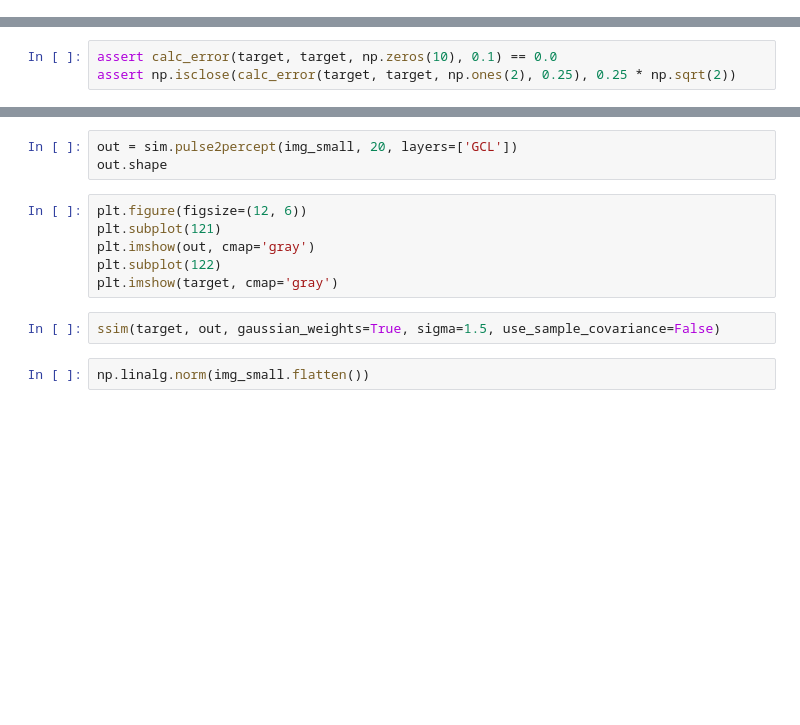
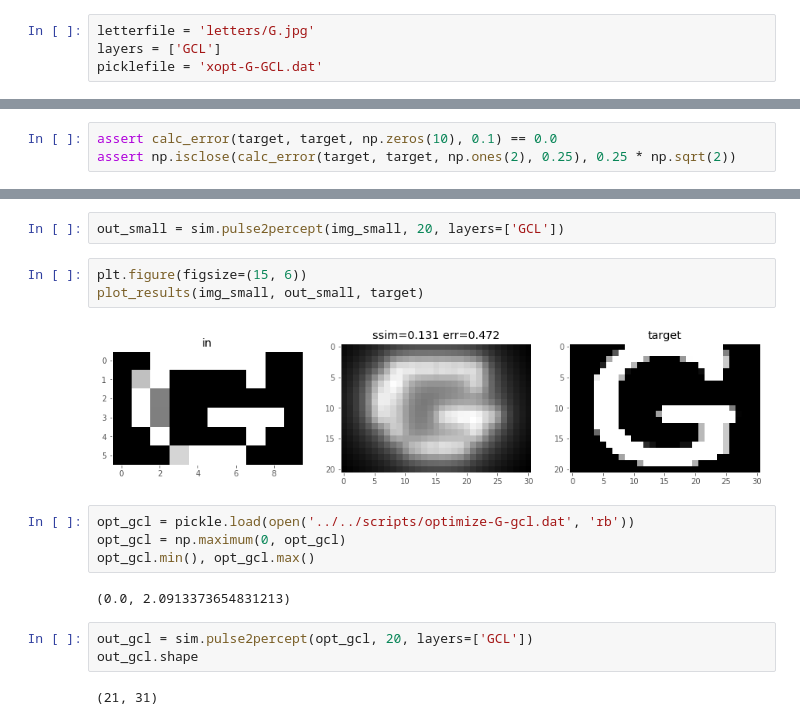
Before and after one commit to mbeyeler/pulse2percept, a Jupyter notebook: examples/notebooks/2.0-tm-fit.ipynb, the cells around one changed output, grey strips where cells are left out. Cells and saved outputs as stored; diff of their text form; blank space fills up the shorter version.

```diff
--- a/examples/notebooks/2.0-tm-fit.ipynb
+++ b/examples/notebooks/2.0-tm-fit.ipynb
@@ -64,3 +107,7 @@ class InterpSim(p2p.Simulation):
+# %%
+letterfile = 'letters/G.jpg'
+layers = ['GCL']
+picklefile = 'xopt-G-GCL.dat'
 # %%
 implant = p2p.implants.ArgusII()
 # %%
@@ -151,13 +201,18 @@ meow + 2
 # %%
-out = sim.pulse2percept(img_small, 20, layers=['GCL'])
-out.shape
+out_small = sim.pulse2percept(img_small, 20, layers=['GCL'])
-# %%
-plt.figure(figsize=(12, 6))
-plt.subplot(121)
-plt.imshow(out, cmap='gray')
-plt.subplot(122)
-plt.imshow(target, cmap='gray')
-# %%
-ssim(target, out, gaussian_weights=True, sigma=1.5, use_sample_covariance=False)
-# %%
-np.linalg.norm(img_small.flatten())
+# %%
+plt.figure(figsize=(15, 6))
+plot_results(img_small, out_small, target)
+# %% [output]
+[figure, added]
+# %%
+opt_gcl = pickle.load(open('../../scripts/optimize-G-gcl.dat', 'rb'))
+opt_gcl = np.maximum(0, opt_gcl)
+opt_gcl.min(), opt_gcl.max()
+# %% [output]
+(0.0, 2.0913373654831213)
+# %%
+out_gcl = sim.pulse2percept(opt_gcl, 20, layers=['GCL'])
+out_gcl.shape
+# %% [output]
+(21, 31)
```
Also changed, not shown: parts of 19 cells of this notebook, 4 other files.
